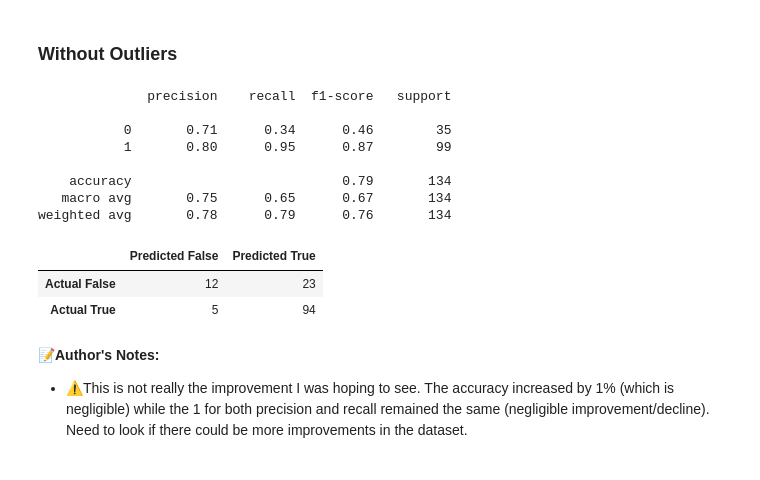
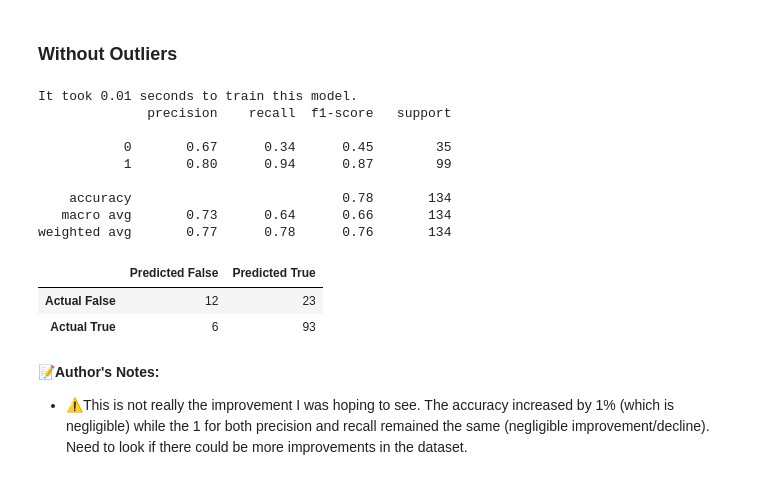
Before and after one commit to rsanchez-dv/ML_Training_Project, a Jupyter notebook: Machine_Learning_Implementation_(Random_Forests).ipynb, the cells around one changed output. Saved outputs shown, nothing was run; the diff lists cells and outputs as text; code cells hidden in the pictures.

```diff
--- a/Machine_Learning_Implementation_(Random_Forests).ipynb
+++ b/Machine_Learning_Implementation_(Random_Forests).ipynb
@@ -103,28 +105,30 @@ weighted avg       0.77      0.77      0.76       185
 # %%
 X_train_1, X_test_1, y_train_1, y_test_1 = train_test_split(X_1,y_1,test_size = 0.3, random_state = 100)
 
 forest_1 = RandomForestClassifier(n_estimators = 100)
 forest_1.fit(X_train_1,y_train_1)
 
+start = time()
 forest_pred_1 = forest_1.predict(X_test_1)
-
+print(f'It took {round((time()-start),2)} seconds to train this model.')
 print(classification_report(y_test_1, forest_pred_1))
 df_matrix=pd.DataFrame(confusion_matrix(y_test_1, forest_pred_1),
              columns=["Predicted False", "Predicted True"],
              index=["Actual False", "Actual True"])
 df_matrix.style.background_gradient(cmap='Blues')
 # %% [output]
+It took 0.01 seconds to train this model.
               precision    recall  f1-score   support
 
-           0       0.71      0.34      0.46        35
-           1       0.80      0.95      0.87        99
+           0       0.67      0.34      0.45        35
+           1       0.80      0.94      0.87        99
 
-    accuracy                           0.79       134
-   macro avg       0.75      0.65      0.67       134
-weighted avg       0.78      0.79      0.76       134
+    accuracy                           0.78       134
+   macro avg       0.73      0.64      0.66       134
+weighted avg       0.77      0.78      0.76       134
 |  | Predicted False | Predicted True |
 | Actual False | 12 | 23 |
-| Actual True | 5 | 94 |
+| Actual True | 6 | 93 |
 # %% [markdown]
 📝**Author's Notes:**
 * ⚠️This is not really the improvement I was hoping to see. The accuracy increased by 1% (which is negligible) while the 1 for both precision and recall remained the same (negligible improvement/decline). Need to look if there could be more improvements in the dataset.
```
Also changed, not shown: parts of 9 cells of this notebook, 14 other files.
